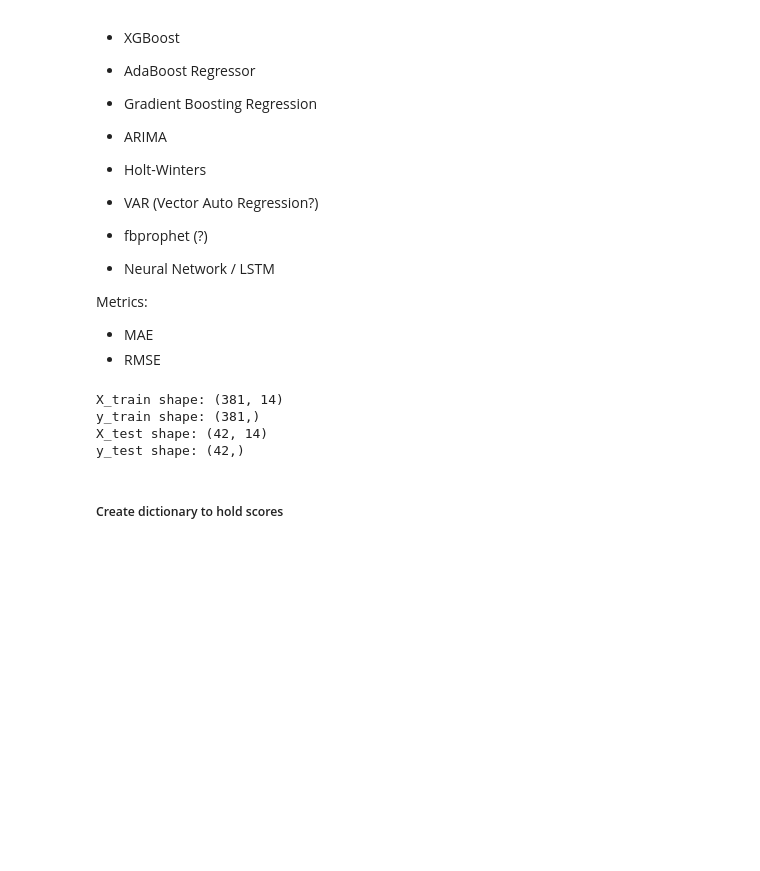
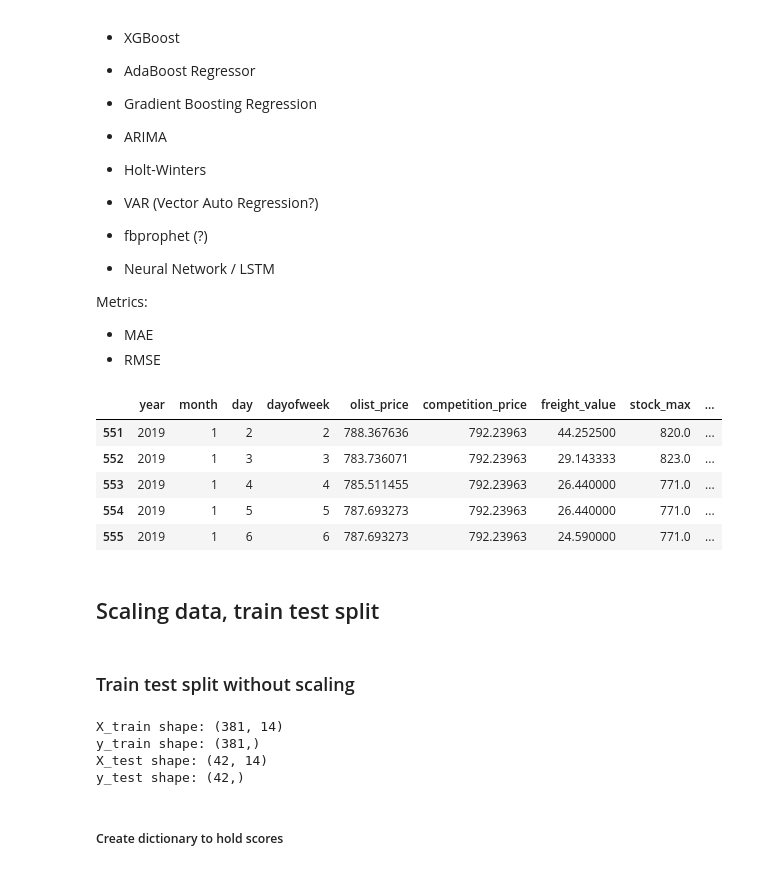
Before and after one commit to ds4a-team4/dynamic-pricing, a Jupyter notebook: models/Model_Selection.ipynb, the cells around one changed output. Drawn from its saved outputs; the diff is of its cells as text; code cells hidden in the pictures; blank space fills up the shorter version.

```diff
--- a/models/Model_Selection.ipynb
+++ b/models/Model_Selection.ipynb
@@ -306,3 +306,19 @@ Metrics:
 - RMSE
 # %%
 from sklearn.metrics import mean_absolute_error, r2_score, mean_squared_error
+# %%
+split_point = round(df.shape[0] * 0.9)
+
+train = df.iloc[:split_point].drop(columns=['ds','group_type_price'])
+test  = df.iloc[split_point:].drop(columns=['ds','group_type_price'])
+# %%
+train.head()
+# %% [output]
+|  | year | month | day | dayofweek | olist_price | competition_price | freight_value | stock_max | ... |
+| 551 | 2019 | 1 | 2 | 2 | 788.367636 | 792.23963 | 44.252500 | 820.0 | ... |
+| 552 | 2019 | 1 | 3 | 3 | 783.736071 | 792.23963 | 29.143333 | 823.0 | ... |
+| 553 | 2019 | 1 | 4 | 4 | 785.511455 | 792.23963 | 26.440000 | 771.0 | ... |
+| 554 | 2019 | 1 | 5 | 5 | 787.693273 | 792.23963 | 26.440000 | 771.0 | ... |
+| 555 | 2019 | 1 | 6 | 6 | 787.693273 | 792.23963 | 24.590000 | 771.0 | ... |
+# %% [markdown]
+## Scaling data, train test split
@@ -309,28 +349,30 @@ from sklearn.metrics import mean_absolute_error, r2_score, mean_squared_error
+# %% [markdown]
+### Train test split without scaling
 # %%
 X = df[['year', 'month', 'day', 'dayofweek',
         'olist_price', 'competition_price', 'freight_value', 'stock_max',
         'black_friday', 'carnival', 'christmas', 'friday', 'new_year', 'others']].values
 
 y = df['y'].values
+
+# Avoid Look-ahead bias
+split_point = round(X.shape[0] * 0.9)
+
+X_train = X[:split_point]
+y_train = y[:split_point]
+
+X_test = X[split_point:]
+y_test = y[split_point:]
+
+print("X_train shape: {}".format(X_train.shape))
+print("y_train shape: {}".format(y_train.shape))
+print("X_test shape: {}".format(X_test.shape))
+print("y_test shape: {}".format(y_test.shape))
+# %% [output]
+X_train shape: (381, 14)
+y_train shape: (381,)
+X_test shape: (42, 14)
+y_test shape: (42,)
-# %%
-# Avoid Look-ahead bias
-split_point = round(X.shape[0] * 0.9)
-
-X_train = X[:split_point]
-y_train = y[:split_point]
-
-X_test = X[split_point:]
-y_test = y[split_point:]
-
-print("X_train shape: {}".format(X_train.shape))
-print("y_train shape: {}".format(y_train.shape))
-print("X_test shape: {}".format(X_test.shape))
-print("y_test shape: {}".format(y_test.shape))
-# %% [output]
-X_train shape: (381, 14)
-y_train shape: (381,)
-X_test shape: (42, 14)
-y_test shape: (42,)
 # %% [markdown]
 ##### Create dictionary to hold scores
 # %%
```
Also changed, not shown: parts of 3 cells of this notebook.
